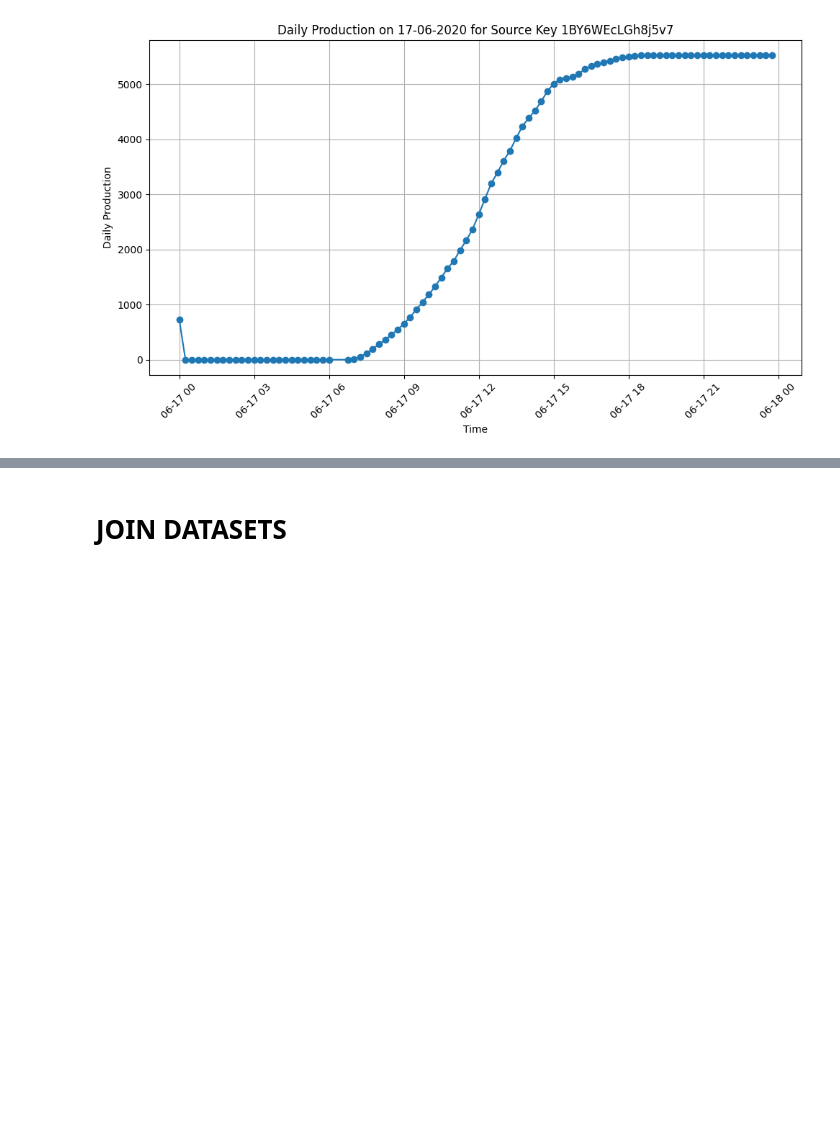
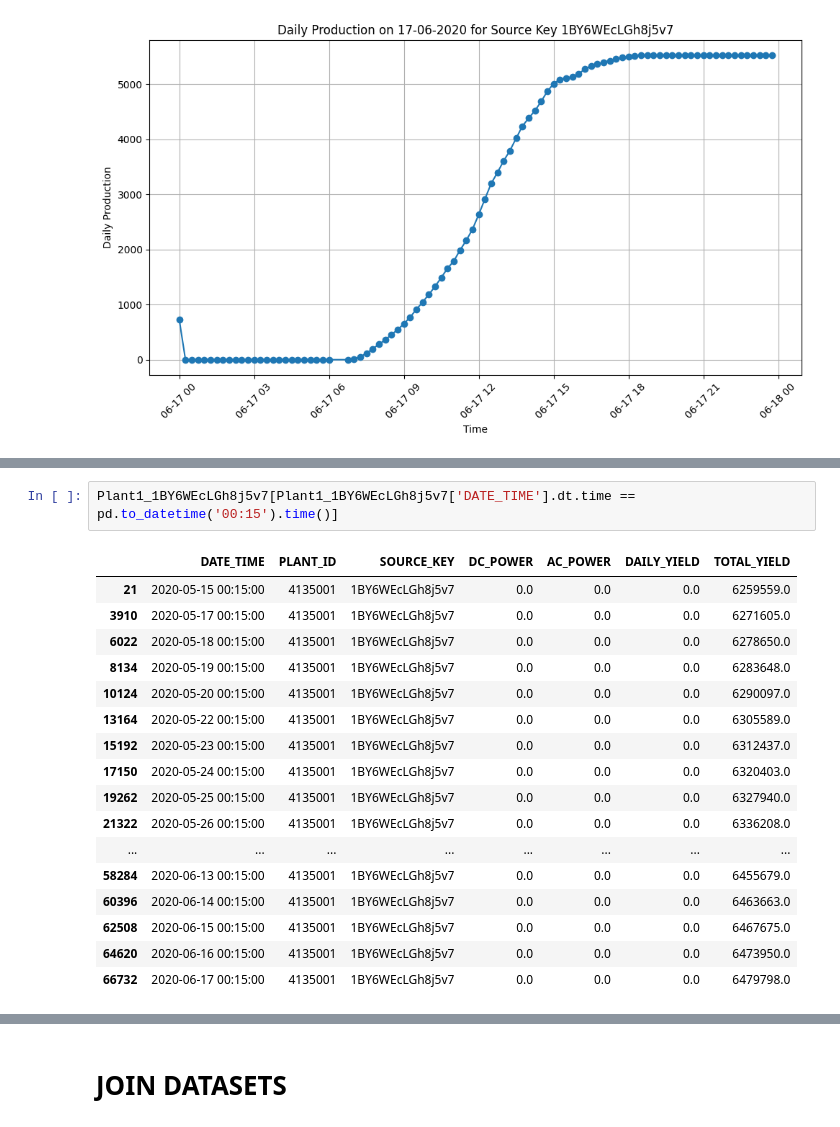
Before and after one commit to Christian-Braga/energy_forecast_ML, a Jupyter notebook: Losa_test.ipynb, the cells around one changed output, grey strips where cells are left out. Drawn from its saved outputs; the diff is of its cells as text; blank space fills up the shorter version.

```diff
--- a/Losa_test.ipynb
+++ b/Losa_test.ipynb
@@ -250,0 +321,20 @@ plt.show()
+# %%
+Plant1_1BY6WEcLGh8j5v7[Plant1_1BY6WEcLGh8j5v7['DATE_TIME'].dt.time == pd.to_datetime('00:15').time()]
+# %% [output]
+|  | DATE_TIME | PLANT_ID | SOURCE_KEY | DC_POWER | AC_POWER | DAILY_YIELD | TOTAL_YIELD |
+| 21 | 2020-05-15 00:15:00 | 4135001 | 1BY6WEcLGh8j5v7 | 0.0 | 0.0 | 0.0 | 6259559.0 |
+| 3910 | 2020-05-17 00:15:00 | 4135001 | 1BY6WEcLGh8j5v7 | 0.0 | 0.0 | 0.0 | 6271605.0 |
+| 6022 | 2020-05-18 00:15:00 | 4135001 | 1BY6WEcLGh8j5v7 | 0.0 | 0.0 | 0.0 | 6278650.0 |
+| 8134 | 2020-05-19 00:15:00 | 4135001 | 1BY6WEcLGh8j5v7 | 0.0 | 0.0 | 0.0 | 6283648.0 |
+| 10124 | 2020-05-20 00:15:00 | 4135001 | 1BY6WEcLGh8j5v7 | 0.0 | 0.0 | 0.0 | 6290097.0 |
+| 13164 | 2020-05-22 00:15:00 | 4135001 | 1BY6WEcLGh8j5v7 | 0.0 | 0.0 | 0.0 | 6305589.0 |
+| 15192 | 2020-05-23 00:15:00 | 4135001 | 1BY6WEcLGh8j5v7 | 0.0 | 0.0 | 0.0 | 6312437.0 |
+| 17150 | 2020-05-24 00:15:00 | 4135001 | 1BY6WEcLGh8j5v7 | 0.0 | 0.0 | 0.0 | 6320403.0 |
+| 19262 | 2020-05-25 00:15:00 | 4135001 | 1BY6WEcLGh8j5v7 | 0.0 | 0.0 | 0.0 | 6327940.0 |
+| 21322 | 2020-05-26 00:15:00 | 4135001 | 1BY6WEcLGh8j5v7 | 0.0 | 0.0 | 0.0 | 6336208.0 |
+| ... | ... | ... | ... | ... | ... | ... | ... |
+| 58284 | 2020-06-13 00:15:00 | 4135001 | 1BY6WEcLGh8j5v7 | 0.0 | 0.0 | 0.0 | 6455679.0 |
+| 60396 | 2020-06-14 00:15:00 | 4135001 | 1BY6WEcLGh8j5v7 | 0.0 | 0.0 | 0.0 | 6463663.0 |
+| 62508 | 2020-06-15 00:15:00 | 4135001 | 1BY6WEcLGh8j5v7 | 0.0 | 0.0 | 0.0 | 6467675.0 |
+| 64620 | 2020-06-16 00:15:00 | 4135001 | 1BY6WEcLGh8j5v7 | 0.0 | 0.0 | 0.0 | 6473950.0 |
+| 66732 | 2020-06-17 00:15:00 | 4135001 | 1BY6WEcLGh8j5v7 | 0.0 | 0.0 | 0.0 | 6479798.0 |
```
Also changed, not shown: parts of 12 cells of this notebook.
